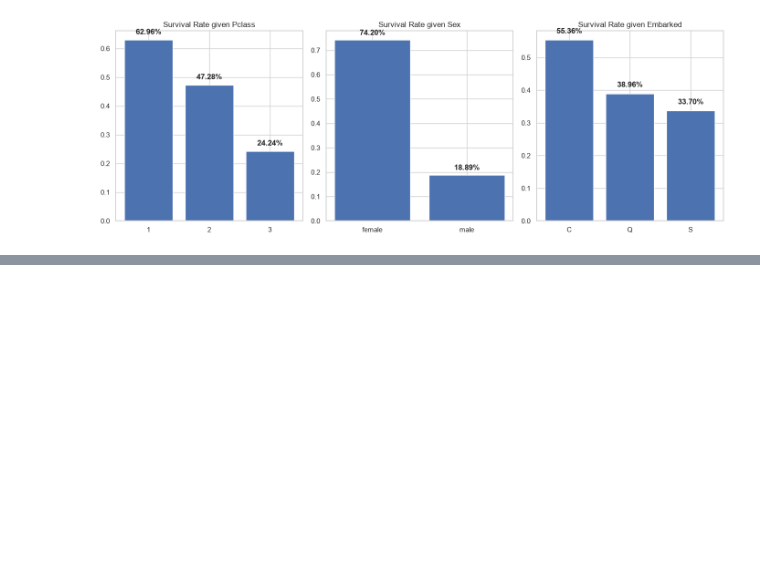
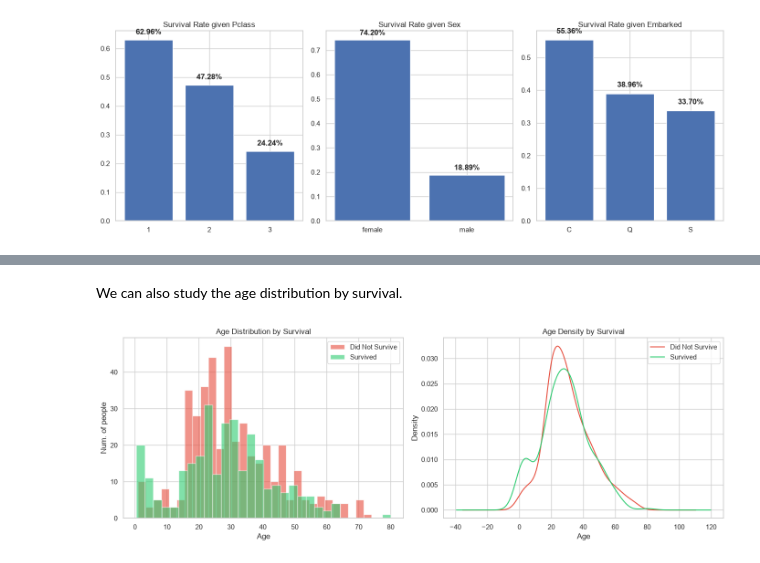
Before and after one commit to AlexZXu/data-science-learning, a Jupyter notebook: titanic/titanic1.ipynb, the cells around one changed output, grey strips where cells are left out. Cells and saved outputs as stored; diff of their text form; code cells hidden in the pictures; blank space fills up the shorter version.

```diff
--- a/titanic/titanic1.ipynb
+++ b/titanic/titanic1.ipynb
@@ -307,0 +343,27 @@ plt.show()
+# %% [markdown]
+We can also study the age distribution by survival.
+# %%
+fig, axes = plt.subplots(1, 2, figsize=(14, 5))
+
+survived_ages = df[df["Survived"] == 1]["Age"].dropna()
+died_ages = df[df["Survived"] == 0]["Age"].dropna()
+
+axes[0].hist(died_ages, bins=30, alpha=0.6, color="#e74c3c", label="Did Not Survive")
+axes[0].hist(survived_ages, bins=30, alpha=0.6, color="#2ecc71", label="Survived")
+
+axes[0].legend()
+axes[0].set_ylabel("Num. of people")
+axes[0].set_xlabel("Age")
+axes[0].set_title("Age Distribution by Survival")
+
+died_ages.plot.kde(ax=axes[1], color="#e74c3c", label="Did Not Survive")
+survived_ages.plot.kde(ax=axes[1], color="#2ecc71", label="Survived")
+
+axes[1].set_title("Age Density by Survival")
+axes[1].set_xlabel("Age")
+axes[1].legend()
+
+plt.tight_layout()
+plt.show()
+# %% [output]
+[figure, added]
```
Also changed, not shown: parts of 16 cells of this notebook.
